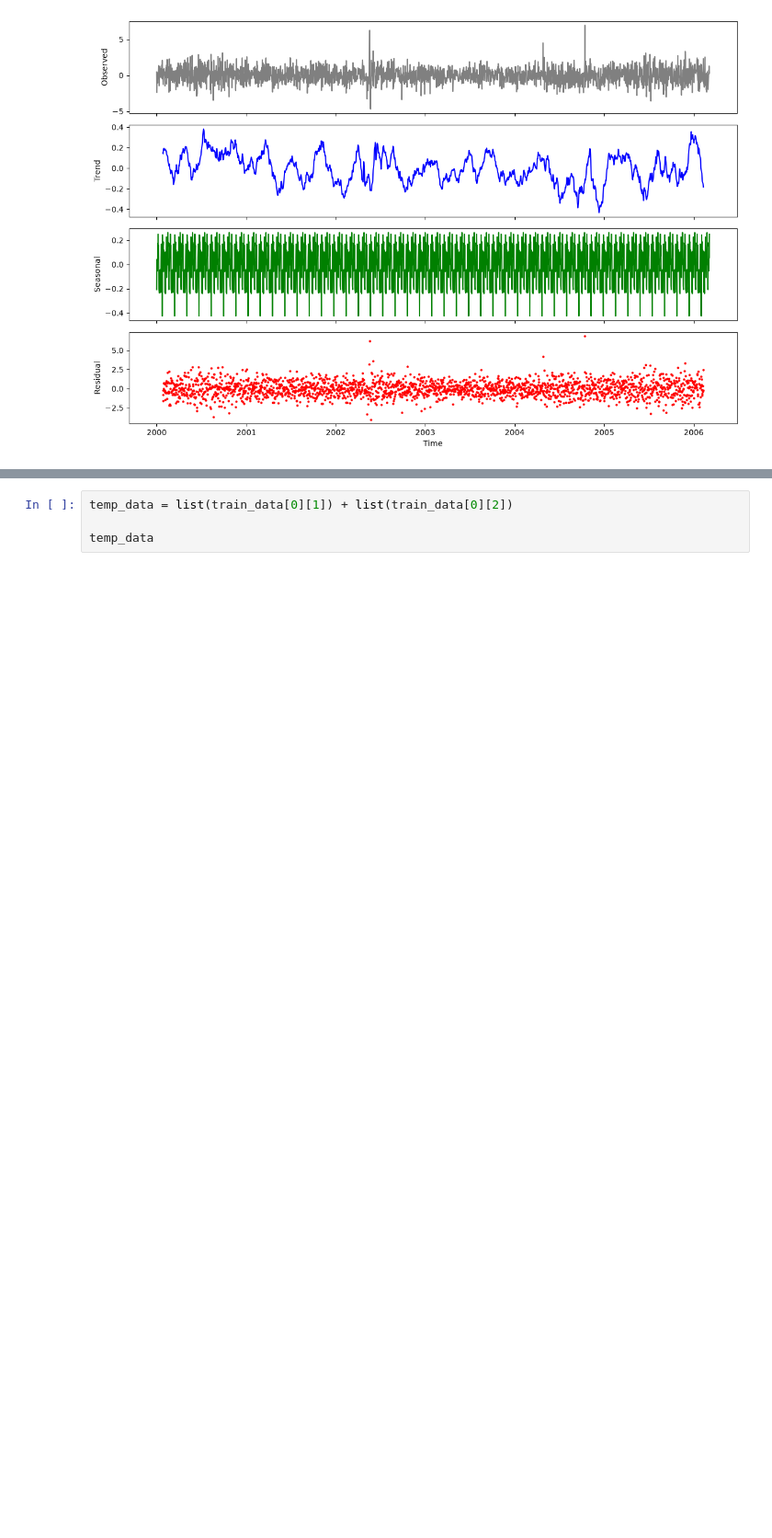
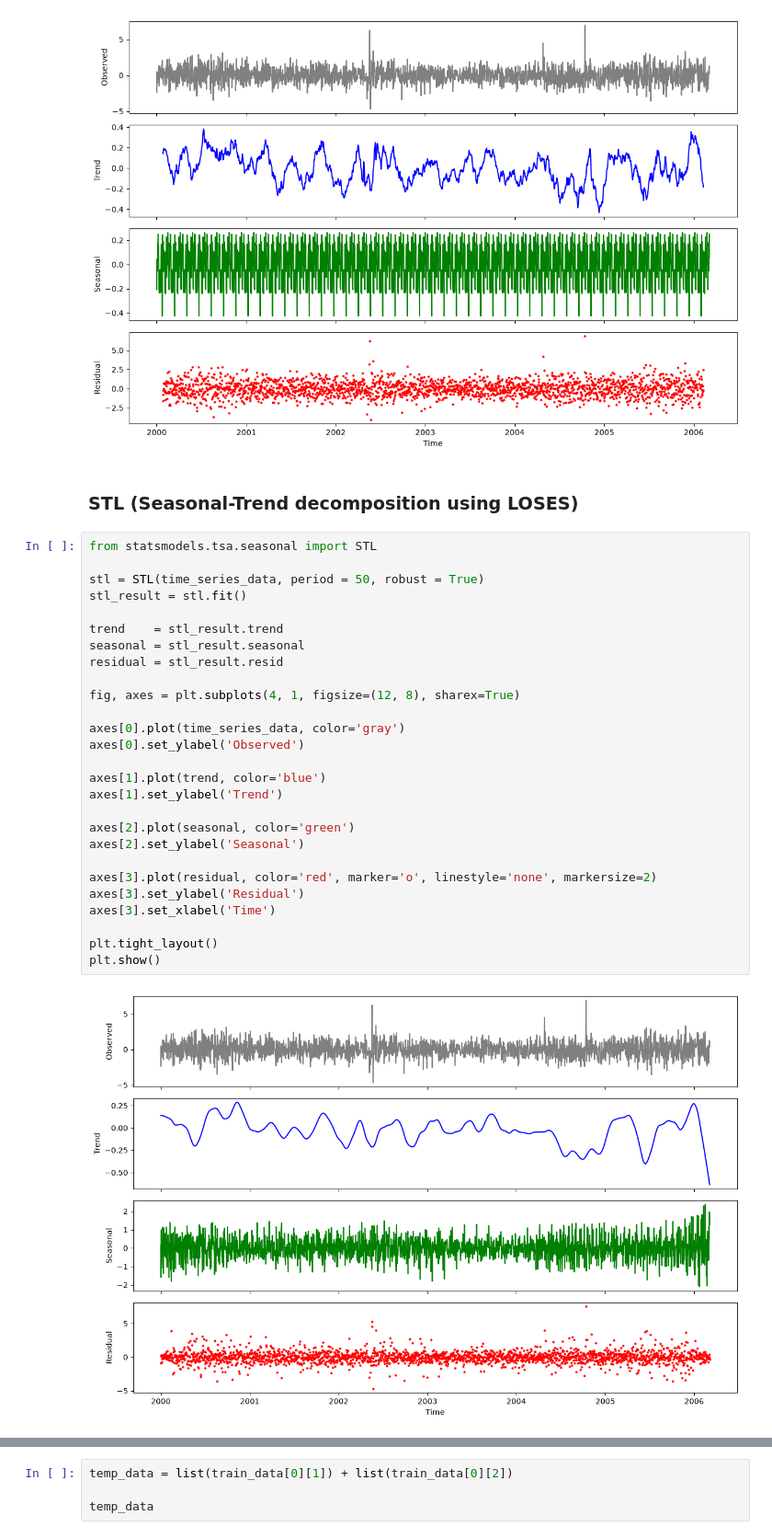
Before and after one commit to SkepticMusafir/breakdown, a Jupyter notebook: files/fourier_transform.ipynb, the cells around one changed output, grey strips where cells are left out. Shown at 92% size. Cells and saved outputs as stored; diff of their text form; blank space fills up the shorter version.

Commit message:
decompositions

```diff
--- a/files/fourier_transform.ipynb
+++ b/files/fourier_transform.ipynb
@@ -206,3 +206,34 @@ plt.tight_layout()
 plt.show()
 # %% [output]
 [figure]
+# %% [markdown]
+### STL (Seasonal-Trend decomposition using LOSES)
+# %%
+from statsmodels.tsa.seasonal import STL
+
+stl = STL(time_series_data, period = 50, robust = True)
+stl_result = stl.fit()
+
+trend    = stl_result.trend
+seasonal = stl_result.seasonal
+residual = stl_result.resid
+
+fig, axes = plt.subplots(4, 1, figsize=(12, 8), sharex=True)
+
+axes[0].plot(time_series_data, color='gray')
+axes[0].set_ylabel('Observed')
+
+axes[1].plot(trend, color='blue')
+axes[1].set_ylabel('Trend')
+
+axes[2].plot(seasonal, color='green')
+axes[2].set_ylabel('Seasonal')
+
+axes[3].plot(residual, color='red', marker='o', linestyle='none', markersize=2)
+axes[3].set_ylabel('Residual')
+axes[3].set_xlabel('Time')
+
+plt.tight_layout()
+plt.show()
+# %% [output]
+[figure, added]
```
Also changed, not shown: parts of 5 cells of this notebook.
